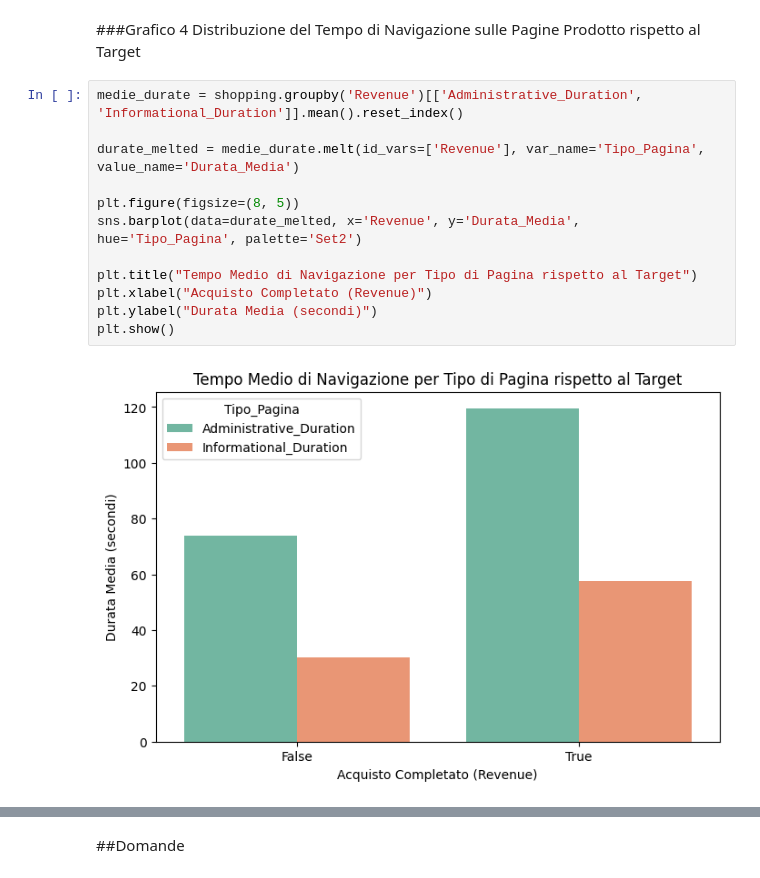
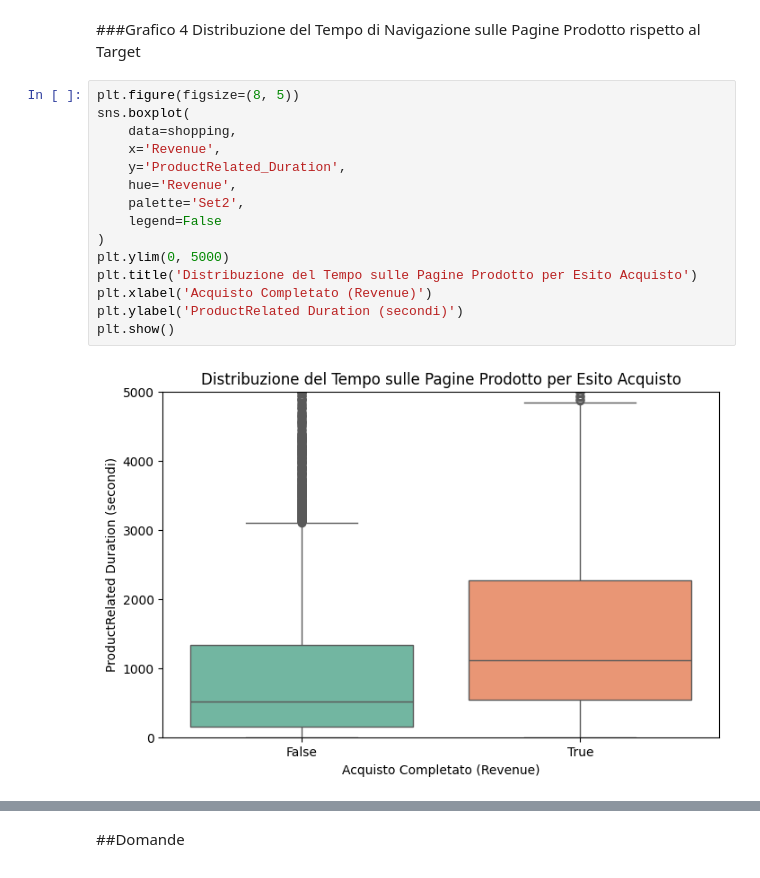
Before and after one commit to carlottaforza03/Progetto-IntroDSePC-Gruppo-6, a Jupyter notebook: notebooks/Progetto_IntroDSePC_gruppo_6.ipynb, the cells around one changed output, grey strips where cells are left out. Cells and saved outputs as stored; diff of their text form.

```diff
--- a/notebooks/Progetto_IntroDSePC_gruppo_6.ipynb
+++ b/notebooks/Progetto_IntroDSePC_gruppo_6.ipynb
@@ -519,16 +506,19 @@ Il trend mensile mostra forti oscillazioni della conversione: si passa da un min
 ###Grafico 4
 Distribuzione del Tempo di Navigazione sulle Pagine Prodotto rispetto al Target
 # %%
-medie_durate = shopping.groupby('Revenue')[['Administrative_Duration', 'Informational_Duration']].mean().reset_index()
-
-durate_melted = medie_durate.melt(id_vars=['Revenue'], var_name='Tipo_Pagina', value_name='Durata_Media')
-
 plt.figure(figsize=(8, 5))
-sns.barplot(data=durate_melted, x='Revenue', y='Durata_Media', hue='Tipo_Pagina', palette='Set2')
-
-plt.title("Tempo Medio di Navigazione per Tipo di Pagina rispetto al Target")
-plt.xlabel("Acquisto Completato (Revenue)")
-plt.ylabel("Durata Media (secondi)")
+sns.boxplot(
+    data=shopping,
+    x='Revenue',
+    y='ProductRelated_Duration',
+    hue='Revenue',
+    palette='Set2',
+    legend=False
+)
+plt.ylim(0, 5000)
+plt.title('Distribuzione del Tempo sulle Pagine Prodotto per Esito Acquisto')
+plt.xlabel('Acquisto Completato (Revenue)')
+plt.ylabel('ProductRelated Duration (secondi)')
 plt.show()
 # %% [output]
-[figure, old version]
+[figure, new version]
```
Also changed, not shown: parts of 116 cells of this notebook.
